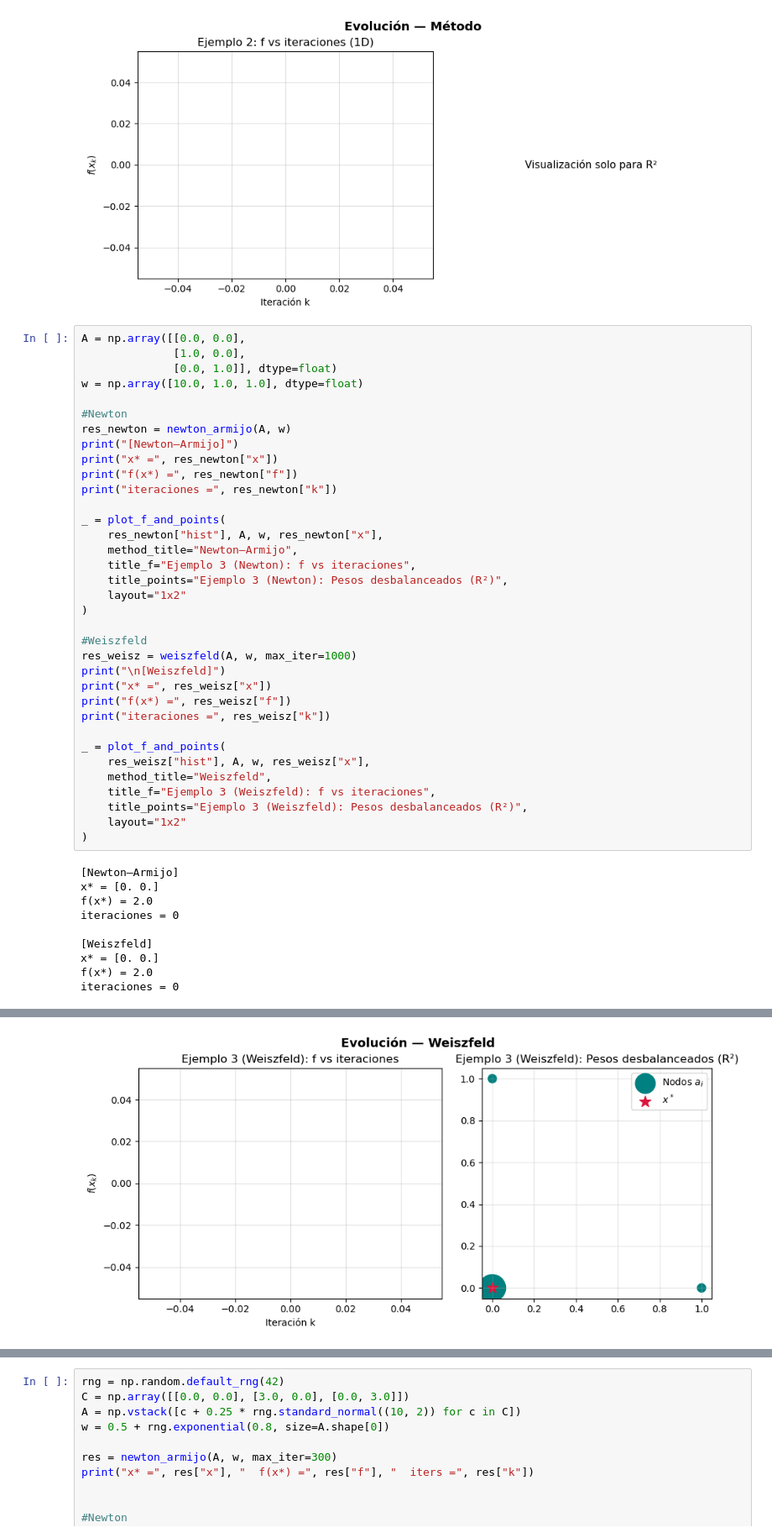
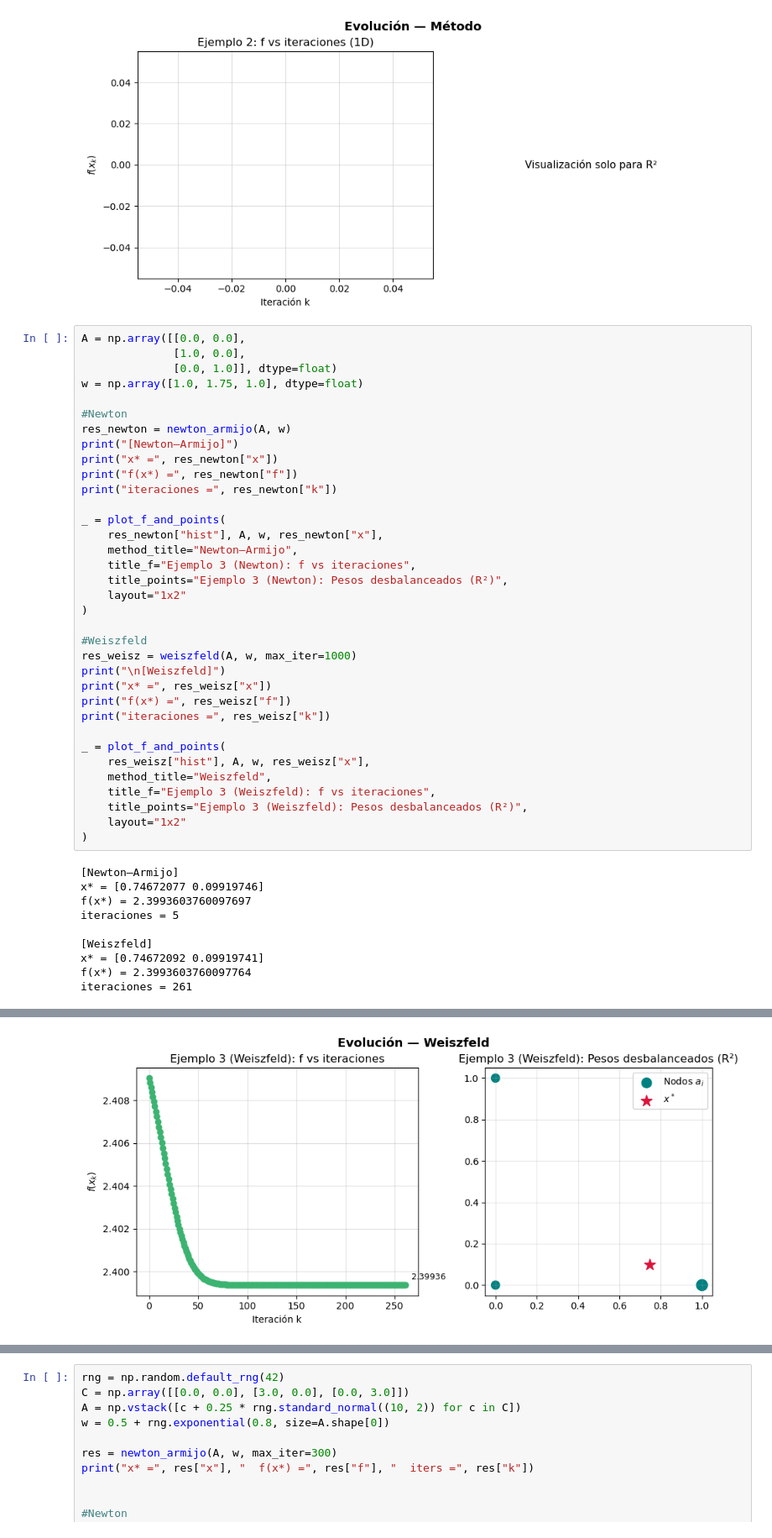
Before and after one commit to santiagofada/FermatWeberProblem, a Jupyter notebook: notebooks/tests.ipynb, the cells around one changed output, grey strips where cells are left out. Shown at 84% size. Cells and saved outputs as stored; diff of their text form.

```diff
--- a/notebooks/tests.ipynb
+++ b/notebooks/tests.ipynb
@@ -80,7 +116,7 @@ x* = 1.0  f(x*) = 3.0  iters = 0
 A = np.array([[0.0, 0.0],
               [1.0, 0.0],
               [0.0, 1.0]], dtype=float)
-w = np.array([10.0, 1.0, 1.0], dtype=float)
+w = np.array([1.0, 1.75, 1.0], dtype=float)
 
 #Newton
 res_newton = newton_armijo(A, w)
@@ -113,11 +149,11 @@ _ = plot_f_and_points(
 )
 # %% [output]
 [Newton–Armijo]
-x* = [0. 0.]
-f(x*) = 2.0
-iteraciones = 0
+x* = [0.74672077 0.09919746]
+f(x*) = 2.3993603760097697
+iteraciones = 5
 
 [Weiszfeld]
-x* = [0. 0.]
-f(x*) = 2.0
-iteraciones = 0
+x* = [0.74672092 0.09919741]
+f(x*) = 2.3993603760097764
+iteraciones = 261
@@ -125 +161 @@ iteraciones = 0
-[figure, old version]
+[figure, new version]
```
Also changed, not shown: parts of 11 cells of this notebook, 7 other files.
